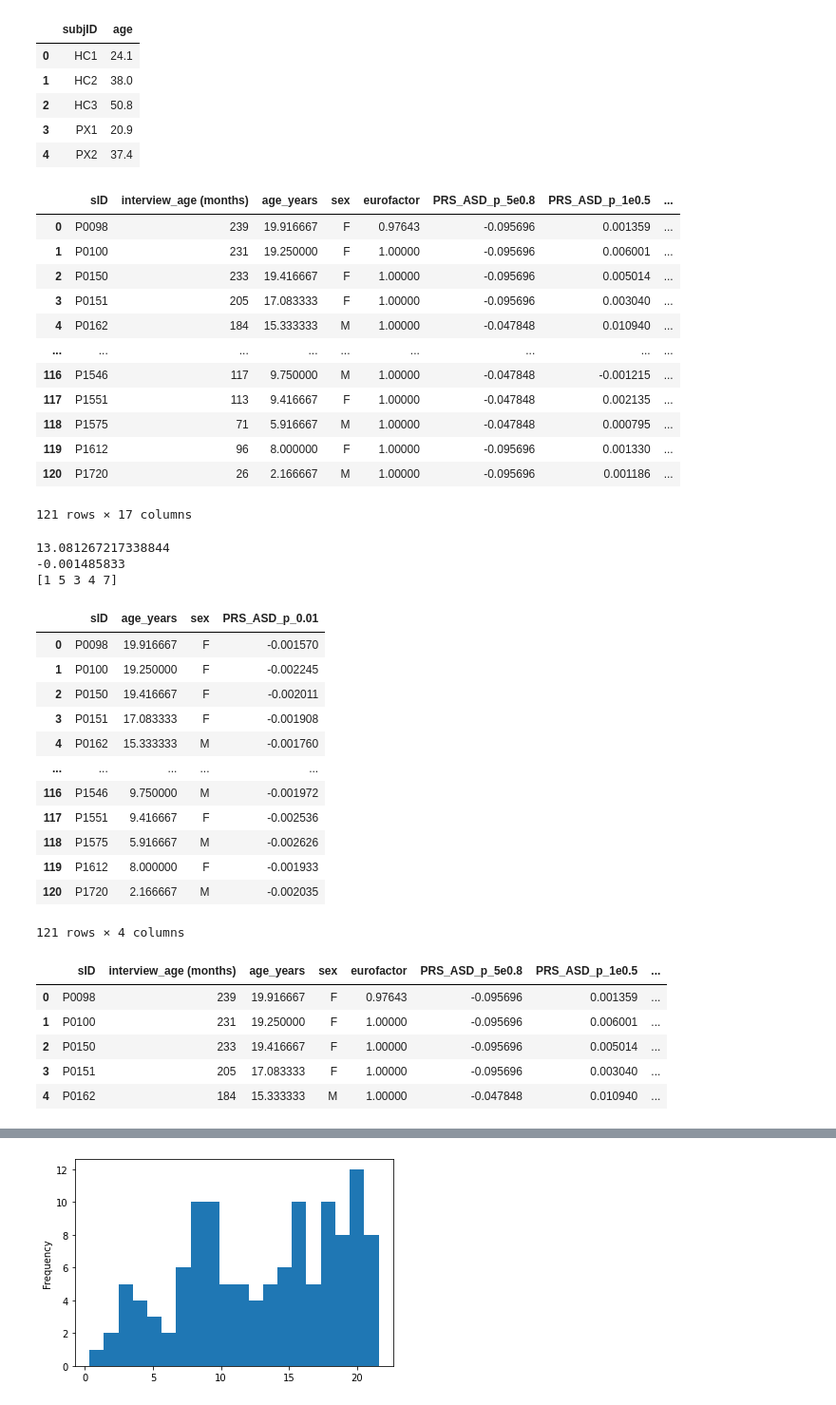
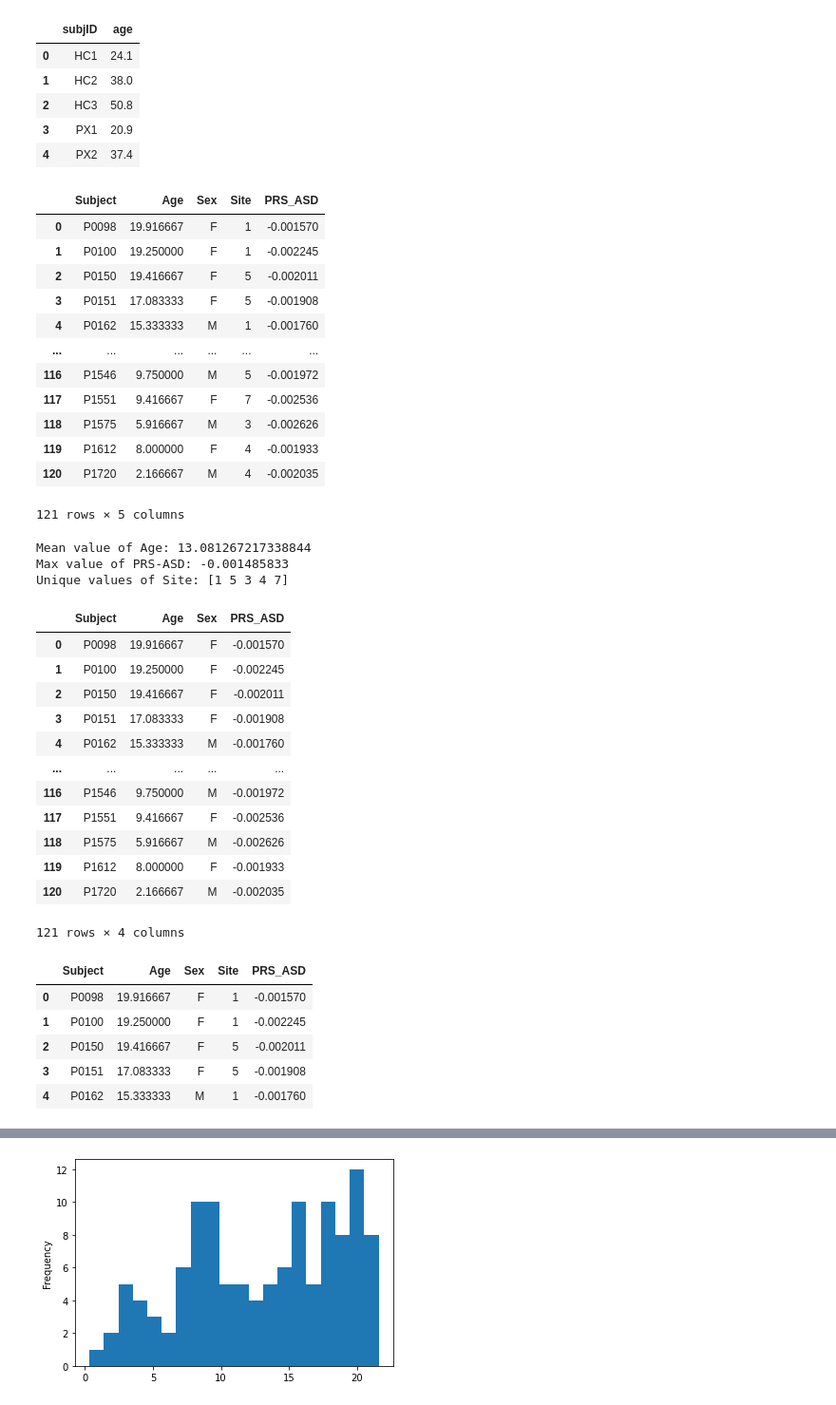
Before and after one commit to valkebets/mica_python_tutorial, a Jupyter notebook: mica_tutorial_python_basics.ipynb, the cells around one changed output, grey strips where cells are left out. Shown at 95% size. Drawn from its saved outputs; the diff is of its cells as text; code cells hidden in the pictures.

Commit message:
corrected syntax and dataframe column names

```diff
--- a/mica_tutorial_python_basics.ipynb
+++ b/mica_tutorial_python_basics.ipynb
@@ -459,39 +463,40 @@ dict_df
 # %%
 # Create dataframe from csv file
 
-df = pd.read_csv('/Users/valkebets/Desktop/PING_121_cohort.csv') # Load csv file as dataframe
-df # Print content of dataframe
+url = 'https://raw.githubusercontent.com/valkebets/mica_python_tutorial/master/example_tabular_data.csv'
+df = pd.read_csv(url) # Load csv file as dataframe
+df # Print dataframe
 # %% [output]
-|  | sID | interview_age (months) | age_years | sex | eurofactor | PRS_ASD_p_5e0.8 | PRS_ASD_p_1e0.5 | ... |
-| 0 | P0098 | 239 | 19.916667 | F | 0.97643 | -0.095696 | 0.001359 | ... |
-| 1 | P0100 | 231 | 19.250000 | F | 1.00000 | -0.095696 | 0.006001 | ... |
-| 2 | P0150 | 233 | 19.416667 | F | 1.00000 | -0.095696 | 0.005014 | ... |
-| 3 | P0151 | 205 | 17.083333 | F | 1.00000 | -0.095696 | 0.003040 | ... |
-| 4 | P0162 | 184 | 15.333333 | M | 1.00000 | -0.047848 | 0.010940 | ... |
-| ... | ... | ... | ... | ... | ... | ... | ... | ... |
-| 116 | P1546 | 117 | 9.750000 | M | 1.00000 | -0.047848 | -0.001215 | ... |
-| 117 | P1551 | 113 | 9.416667 | F | 1.00000 | -0.047848 | 0.002135 | ... |
-| 118 | P1575 | 71 | 5.916667 | M | 1.00000 | -0.047848 | 0.000795 | ... |
-| 119 | P1612 | 96 | 8.000000 | F | 1.00000 | -0.095696 | 0.001330 | ... |
-| 120 | P1720 | 26 | 2.166667 | M | 1.00000 | -0.095696 | 0.001186 | ... |
+|  | Subject | Age | Sex | Site | PRS_ASD |
+| 0 | P0098 | 19.916667 | F | 1 | -0.001570 |
+| 1 | P0100 | 19.250000 | F | 1 | -0.002245 |
+| 2 | P0150 | 19.416667 | F | 5 | -0.002011 |
+| 3 | P0151 | 17.083333 | F | 5 | -0.001908 |
+| 4 | P0162 | 15.333333 | M | 1 | -0.001760 |
+| ... | ... | ... | ... | ... | ... |
+| 116 | P1546 | 9.750000 | M | 5 | -0.001972 |
+| 117 | P1551 | 9.416667 | F | 7 | -0.002536 |
+| 118 | P1575 | 5.916667 | M | 3 | -0.002626 |
+| 119 | P1612 | 8.000000 | F | 4 | -0.001933 |
+| 120 | P1720 | 2.166667 | M | 4 | -0.002035 |
-121 rows × 17 columns
+121 rows × 5 columns
 # %%
 # Explore a few variables from the dataframe
 
-print(df['age_years'].mean())
-print(df['PRS_ASD_p_0.01'].max())
-print(df['site_proxy'].unique())
+print('Mean value of Age:', df['Age'].mean())
+print('Max value of PRS-ASD:', df['PRS_ASD'].max())
+print('Unique values of Site:', df['Site'].unique())
 # %% [output]
-13.081267217338844
--0.001485833
-[1 5 3 4 7]
+Mean value of Age: 13.081267217338844
+Max value of PRS-ASD: -0.001485833
+Unique values of Site: [1 5 3 4 7]
 # %%
 # Create a new dataframe as a subset of the previous one, by selecting specific columns
 
-df2 = df[['sID', 'age_years', 'sex', 'PRS_ASD_p_0.01']]
+df2 = df[['Subject', 'Age', 'Sex', 'PRS_ASD']]
 df2
 # %% [output]
-|  | sID | age_years | sex | PRS_ASD_p_0.01 |
+|  | Subject | Age | Sex | PRS_ASD |
 | 0 | P0098 | 19.916667 | F | -0.001570 |
 | 1 | P0100 | 19.250000 | F | -0.002245 |
 | 2 | P0150 | 19.416667 | F | -0.002011 |
@@ -510,12 +515,12 @@ df2
 df3 = df.iloc[:5] # select rows 1-5
 df3
 # %% [output]
-|  | sID | interview_age (months) | age_years | sex | eurofactor | PRS_ASD_p_5e0.8 | PRS_ASD_p_1e0.5 | ... |
-| 0 | P0098 | 239 | 19.916667 | F | 0.97643 | -0.095696 | 0.001359 | ... |
-| 1 | P0100 | 231 | 19.250000 | F | 1.00000 | -0.095696 | 0.006001 | ... |
-| 2 | P0150 | 233 | 19.416667 | F | 1.00000 | -0.095696 | 0.005014 | ... |
-| 3 | P0151 | 205 | 17.083333 | F | 1.00000 | -0.095696 | 0.003040 | ... |
-| 4 | P0162 | 184 | 15.333333 | M | 1.00000 | -0.047848 | 0.010940 | ... |
+|  | Subject | Age | Sex | Site | PRS_ASD |
+| 0 | P0098 | 19.916667 | F | 1 | -0.001570 |
+| 1 | P0100 | 19.250000 | F | 1 | -0.002245 |
+| 2 | P0150 | 19.416667 | F | 5 | -0.002011 |
+| 3 | P0151 | 17.083333 | F | 5 | -0.001908 |
+| 4 | P0162 | 15.333333 | M | 1 | -0.001760 |
 # %%
 # Remove specific rows by their value in a column
 
```
Also changed, not shown: parts of 19 cells of this notebook.
